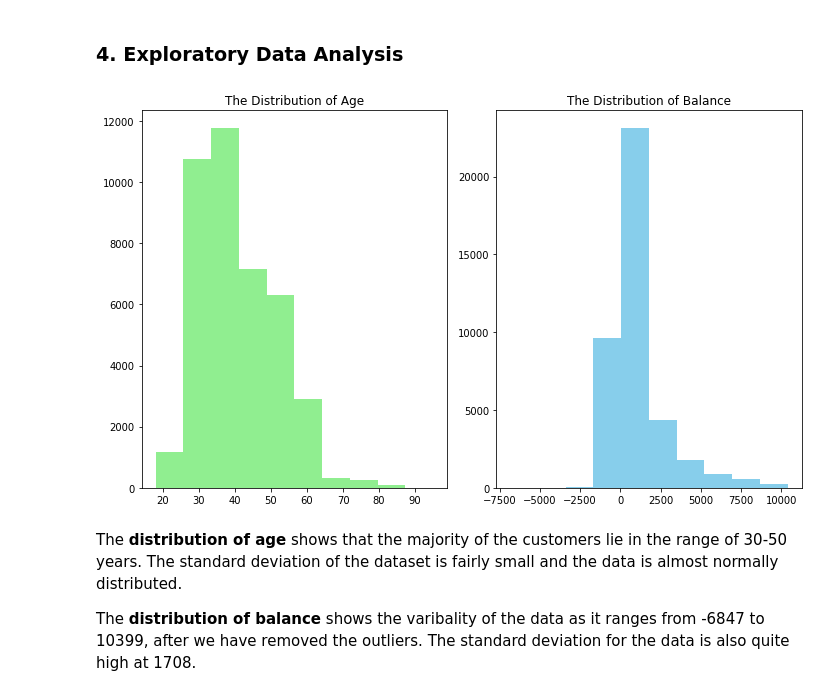
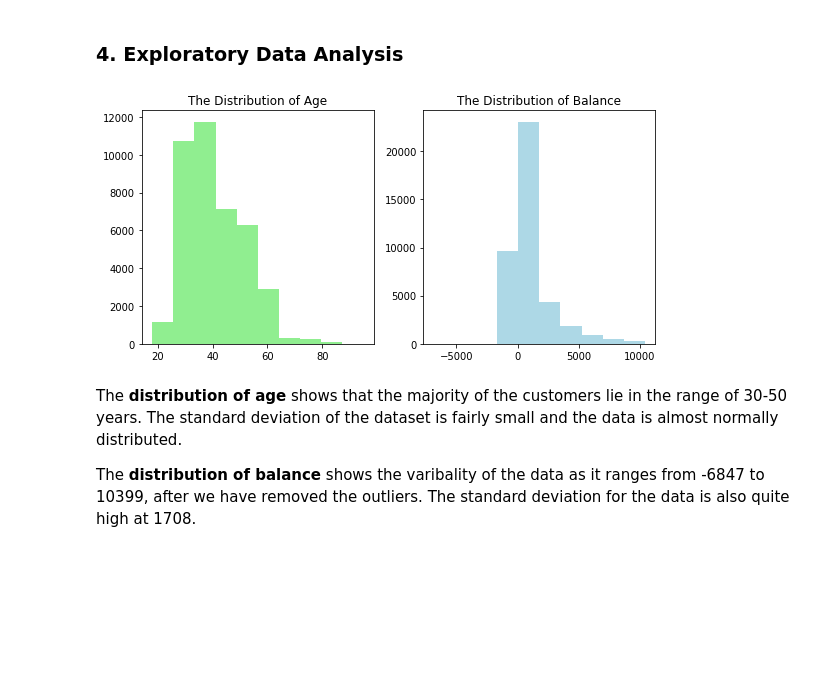
Before and after one commit to sautrikc/Bank-Campaign, a Jupyter notebook: Bank_Campaign.ipynb, the cells around one changed output. Saved outputs shown, nothing was run; the diff lists cells and outputs as text; code cells hidden in the pictures; blank space fills up the shorter version.

```diff
--- a/Bank_Campaign.ipynb
+++ b/Bank_Campaign.ipynb
@@ -156,21 +156,21 @@ df5 = df4.drop(df4[condition].index, axis = 0)
 ### 4. Exploratory Data Analysis
 # %%
 # Visualizing distribution of 'age' and 'balance'
-dist_age_balance = plt.figure(figsize = (10,6))
+age_balance_dist = plt.figure(figsize = (8,4))
 
-ax1 = dist_age_balance.add_subplot(1,2,1)
-ax2 = dist_age_balance.add_subplot(1,2,2)
+ax1 = age_balance_dist.add_subplot(1,2,1)
+ax2 = age_balance_dist.add_subplot(1,2,2)
 
 ax1.hist(df5['age'], color = 'lightgreen')
 ax1.set_title('The Distribution of Age')
 
-ax2.hist(df5['balance'], color = 'skyblue')
+ax2.hist(df5['balance'], color = 'lightblue')
 ax2.set_title('The Distribution of Balance')
 
 plt.tight_layout()
 plt.show()
 # %% [output]
-[figure, old version]
+[figure, new version]
 # %% [markdown]
 The **distribution of age** shows that the majority of the customers lie in the range of 30-50 years. The standard deviation of the dataset is fairly small and the data is almost normally distributed.
 
```
Also changed, not shown: parts of 38 cells of this notebook.
